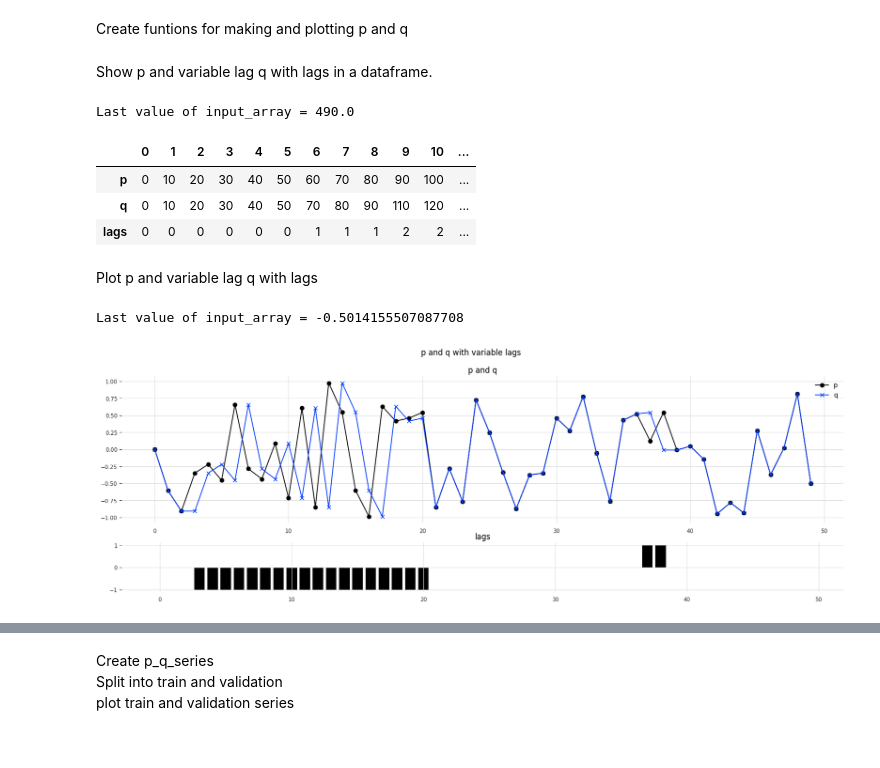
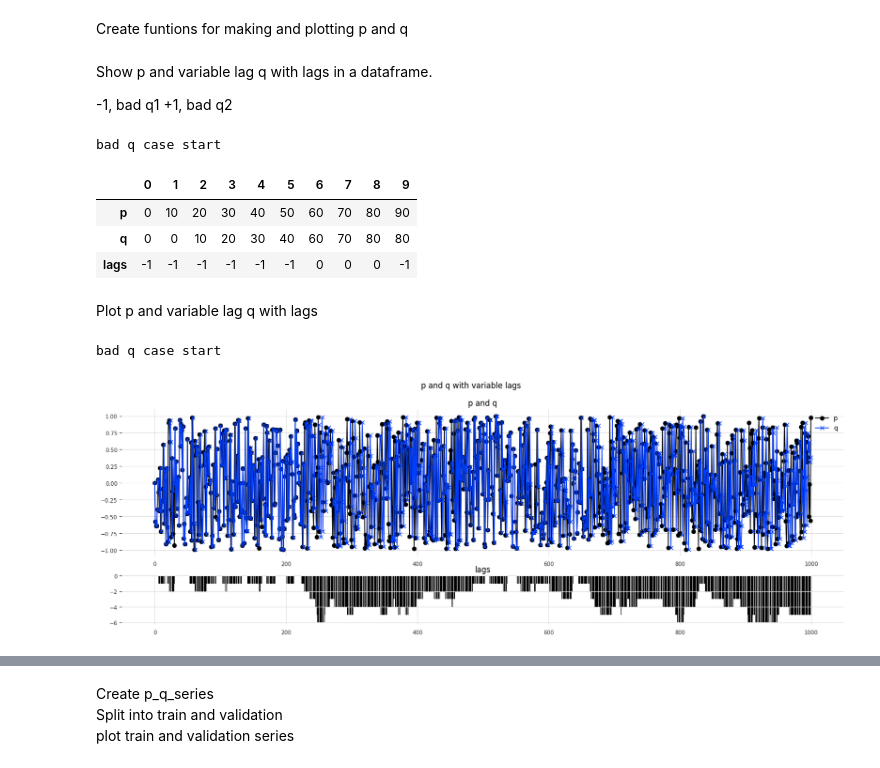
Before and after one commit to dshulman/darts, a Jupyter notebook: examples/104-Variable-lag.ipynb, the cells around one changed output, grey strips where cells are left out. Cells and saved outputs as stored; diff of their text form; code cells hidden in the pictures.

```diff
--- a/examples/104-Variable-lag.ipynb
+++ b/examples/104-Variable-lag.ipynb
@@ -106,5 +86,12 @@ import warnings
 logging.disable(logging.CRITICAL)
 warnings.filterwarnings("ignore")
+# %%
+SERIES_FIGSIZE = (20, 3)
+SWITCH_PROB = 0.1
+LAG_COLLAR = 8
+TRAIN_SERIES_LEN = 4_000
+INPUT_CHUNK_LEN = 200
+OUTPUT_CHUNK_LEN = LAG_COLLAR
 # %% [markdown]
 Create funtions for making and plotting p and q
 # %%
@@ -251,2 +434,5 @@ def plot_variable_lag_p_q(
 # %% [markdown]
 Show p and variable lag q with lags in a dataframe.
+
+-1, bad q1
++1, bad q2
@@ -253,31 +459,34 @@ Show p and variable lag q with lags in a dataframe.
 # %%
-N_VALUES = 50
-SWITCH_PROB = 0.1
-
 # np.random.seed(seed)
-p = np.array([v*10 for v in range(N_VALUES)]).astype(np.float32)
-q, lags = create_variable_lag_array(p, switch_prob=SWITCH_PROB)
+p = np.array([v * 10 for v in range(10)]).astype(np.float32)
+q, lags = create_variable_lag_array(p, switch_prob=0.1, lag_collar=2)
 
 df = pd.DataFrame({"p": p, "q": q, "lags": lags})
 df = df.astype(int)
 df = df.T
 df
 # %% [output]
-Last value of input_array = 490.0
+bad q case start
-|  | 0 | 1 | 2 | 3 | 4 | 5 | 6 | 7 | 8 | 9 | 10 | ... |
-| p | 0 | 10 | 20 | 30 | 40 | 50 | 60 | 70 | 80 | 90 | 100 | ... |
-| q | 0 | 10 | 20 | 30 | 40 | 50 | 70 | 80 | 90 | 110 | 120 | ... |
-| lags | 0 | 0 | 0 | 0 | 0 | 0 | 1 | 1 | 1 | 2 | 2 | ... |
+|  | 0 | 1 | 2 | 3 | 4 | 5 | 6 | 7 | 8 | 9 |
+| p | 0 | 10 | 20 | 30 | 40 | 50 | 60 | 70 | 80 | 90 |
+| q | 0 | 0 | 10 | 20 | 30 | 40 | 60 | 70 | 80 | 80 |
+| lags | -1 | -1 | -1 | -1 | -1 | -1 | 0 | 0 | 0 | -1 |
 # %% [markdown]
 Plot p and variable lag q with lags
 # %%
-N_VALUES = 50
-SWITCH_PROB = 0.1
-
-p = create_scaled_random_array(n_values=N_VALUES)
-q, lags = create_variable_lag_array(np.array(p), switch_prob=SWITCH_PROB)
-plot_variable_lag_p_q(p, q, lags, "p and q with variable lags")
+p = create_scaled_random_array(n_values=1000)
+q, lags = create_variable_lag_array(
+    np.array(p), switch_prob=SWITCH_PROB, lag_collar=LAG_COLLAR
+)
+plot_variable_lag_p_q(
+    (
+        p,
+        q,
+    ),
+    lags,
+    "p and q with variable lags",
+)
 # %% [output]
-Last value of input_array = -0.5014155507087708
+bad q case start
-[figure, old version]
+[figure, new version]
 # %% [markdown]
```
Also changed, not shown: parts of 31 cells of this notebook.
